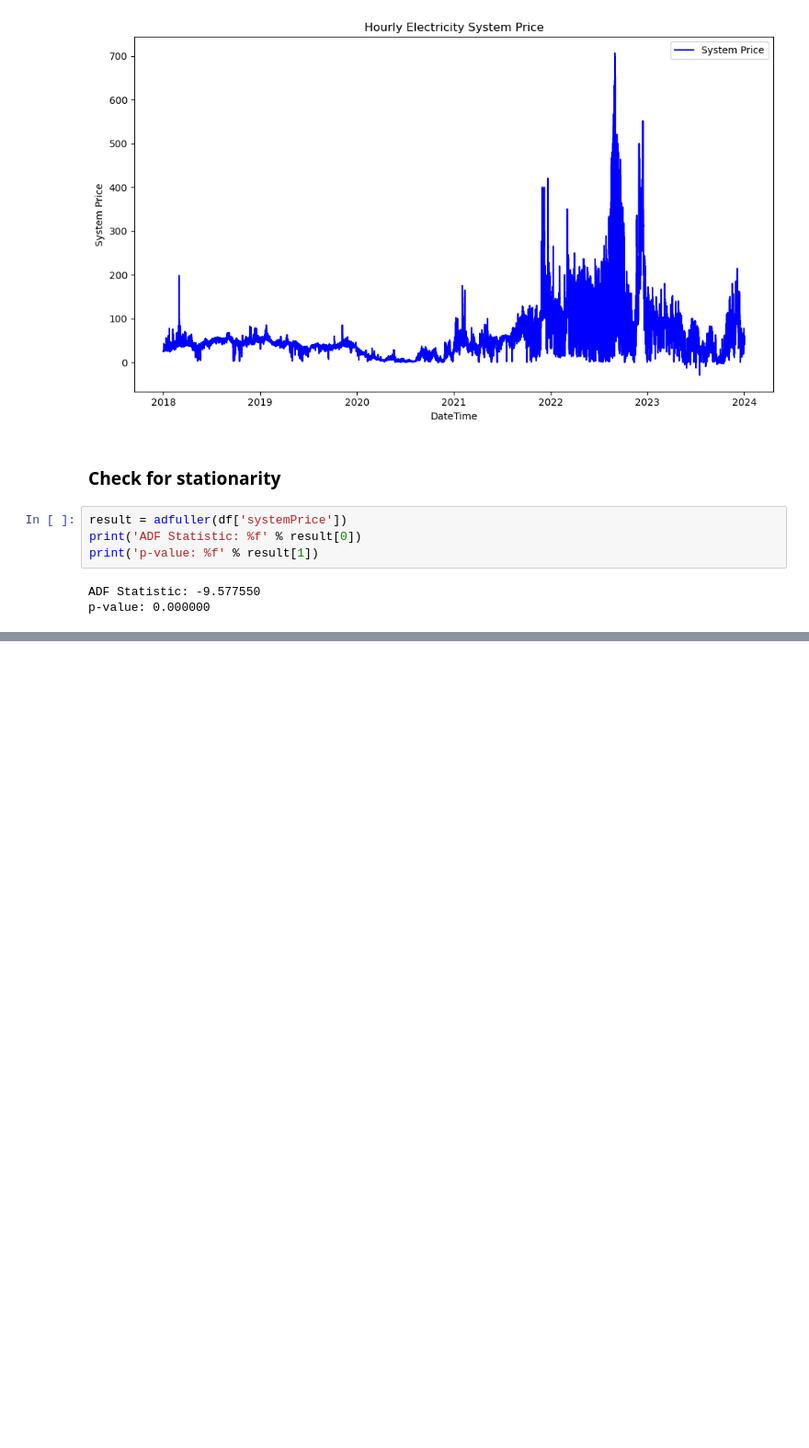
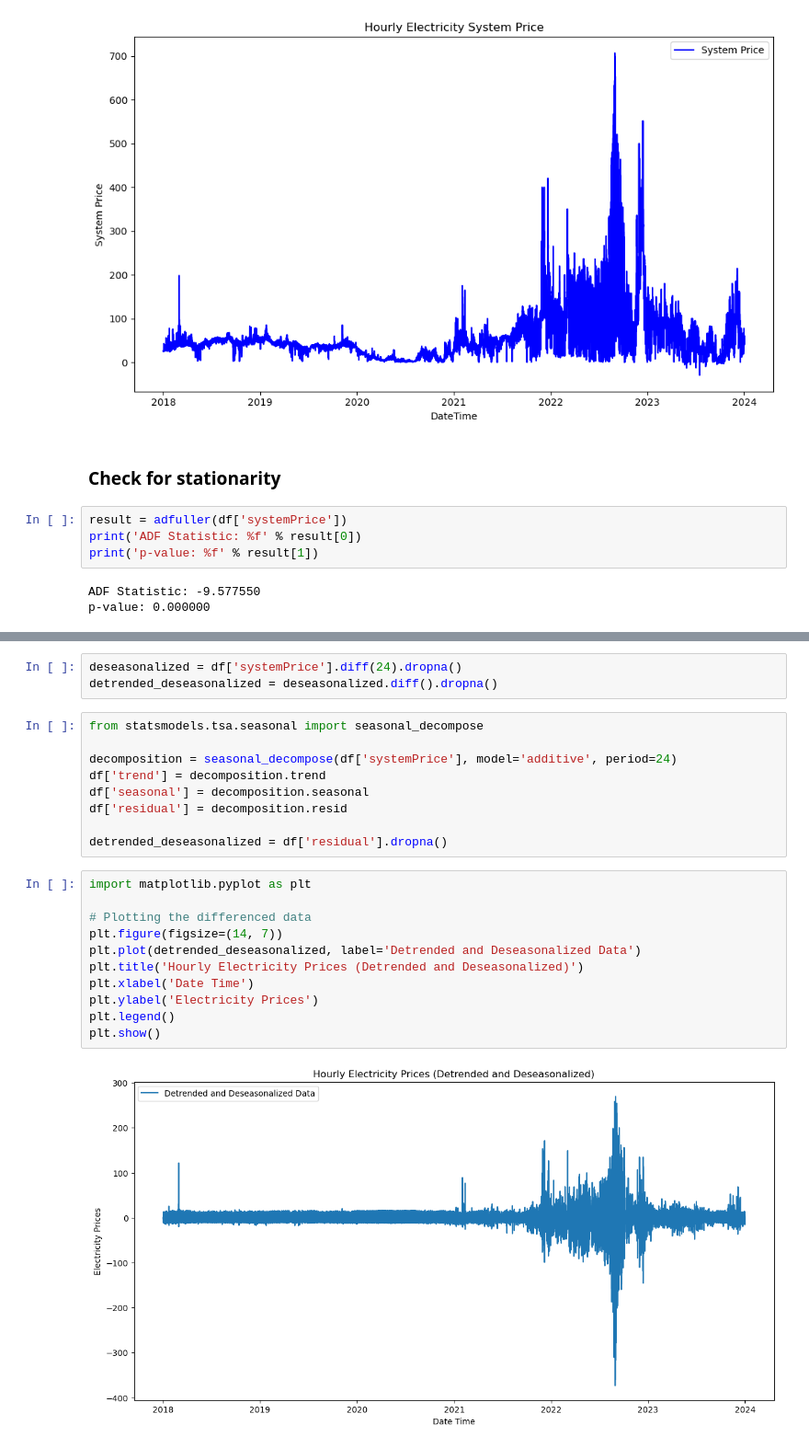
Before and after one commit to evenbakke/MasterThesis-, a Jupyter notebook: ARIMA.ipynb, the cells around one changed output, grey strips where cells are left out. Shown at 92% size. Saved outputs shown, nothing was run; the diff lists cells and outputs as text; blank space fills up the shorter version.

```diff
--- a/ARIMA.ipynb
+++ b/ARIMA.ipynb
@@ -94,0 +102,25 @@ data_diff = df['systemPrice'].diff().dropna()  # First difference
+# %%
+deseasonalized = df['systemPrice'].diff(24).dropna()
+detrended_deseasonalized = deseasonalized.diff().dropna()
+# %%
+from statsmodels.tsa.seasonal import seasonal_decompose
+
+decomposition = seasonal_decompose(df['systemPrice'], model='additive', period=24)
+df['trend'] = decomposition.trend
+df['seasonal'] = decomposition.seasonal
+df['residual'] = decomposition.resid
+
+detrended_deseasonalized = df['residual'].dropna()
+# %%
+import matplotlib.pyplot as plt
+
+# Plotting the differenced data
+plt.figure(figsize=(14, 7))
+plt.plot(detrended_deseasonalized, label='Detrended and Deseasonalized Data')
+plt.title('Hourly Electricity Prices (Detrended and Deseasonalized)')
+plt.xlabel('Date Time')
+plt.ylabel('Electricity Prices')
+plt.legend()
+plt.show()
+# %% [output]
+[figure, added]
```
Also changed, not shown: parts of 4 cells of this notebook.
